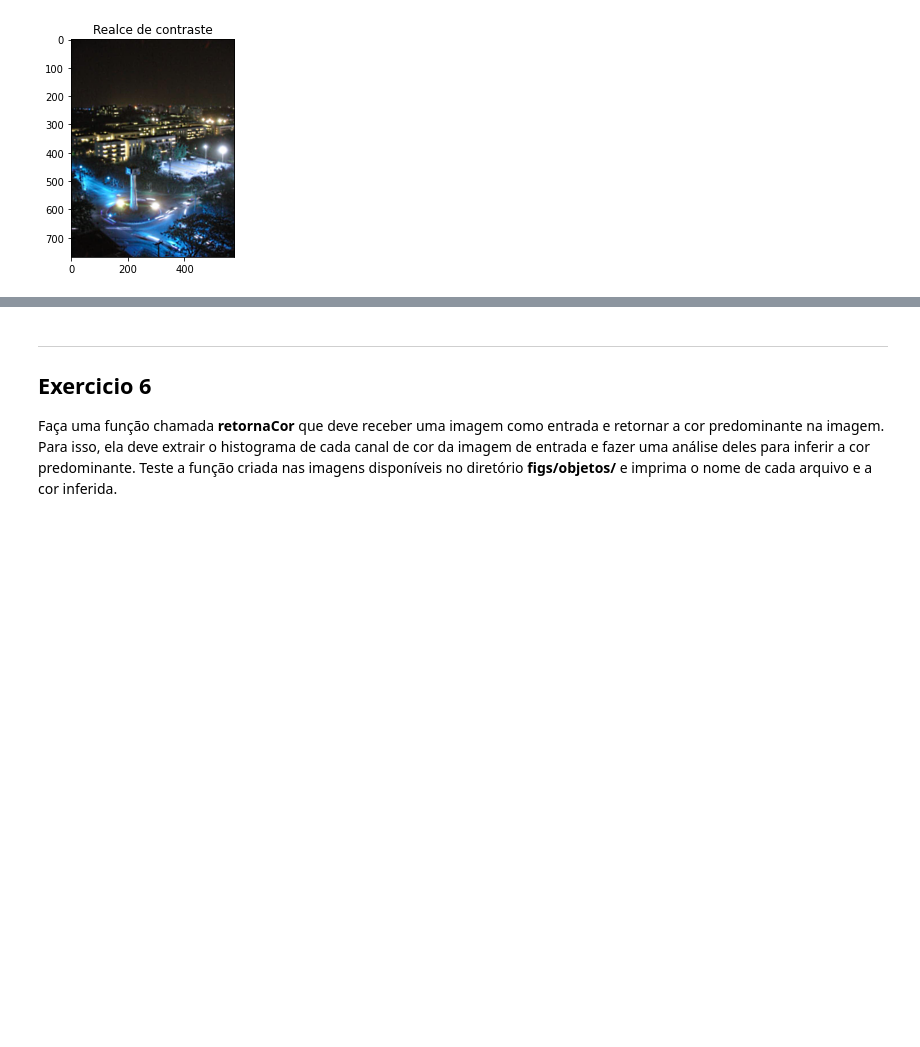
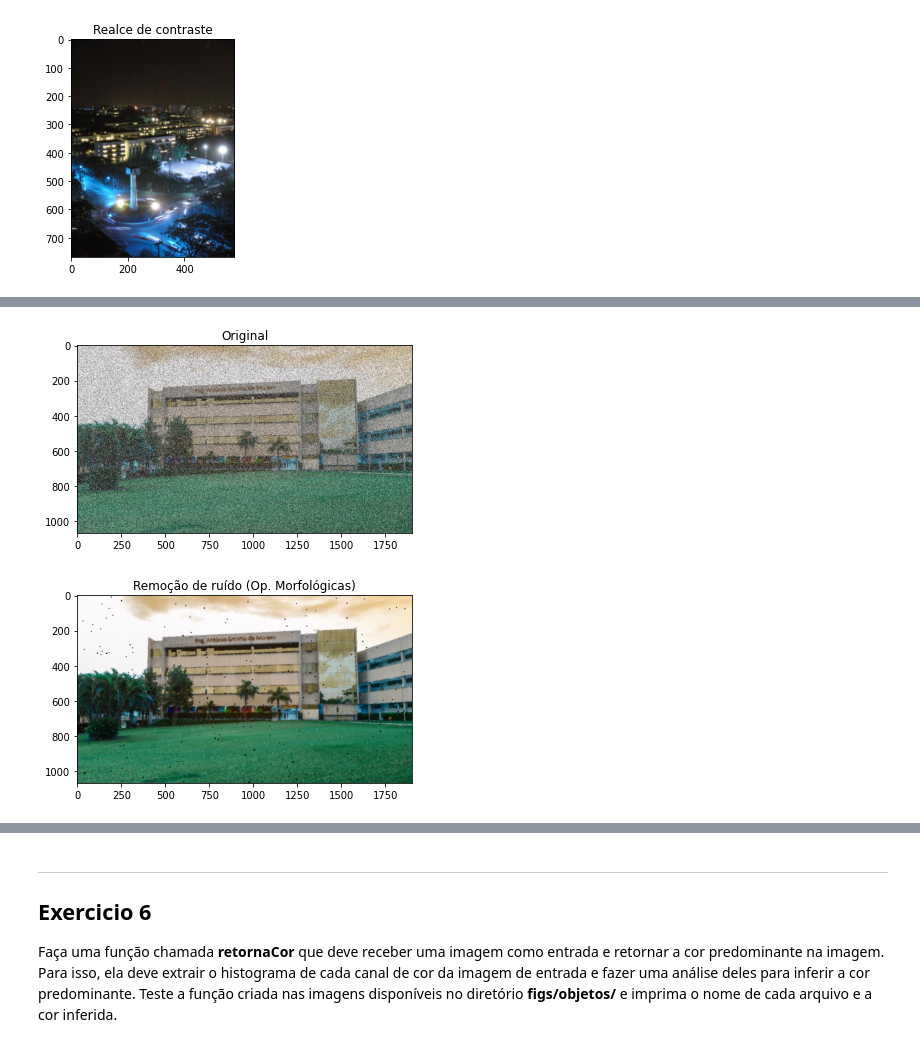
Before and after one commit to PixDale/imageprocessingclass, a Jupyter notebook: AC2_exerciciosPraticos.ipynb, the cells around one changed output, grey strips where cells are left out. Cells and saved outputs as stored; diff of their text form; code cells hidden in the pictures; blank space fills up the shorter version.

```diff
--- a/AC2_exerciciosPraticos.ipynb
+++ b/AC2_exerciciosPraticos.ipynb
@@ -287,3 +284,31 @@ Remova o ruído da imagem **facens1_ruido.png** usando operações morfológicas
+# %%
+##### Resolva o exercício aqui
+
+img = cv2.imread('figs/facens1_ruido.png')
+
+
+# com base em testes, esse foi o melhor elemento estruturante encontrado
+elemEstrut = cv2.getStructuringElement(cv2.MORPH_CROSS,(3,3))
+
+# realiza abertura da imagem, e em seguida o fechamento 3 vezes da abertura
+# Obs: quantidade de abertura/fechamentos determinados empíricamente
+abertura = cv2.morphologyEx(img, cv2.MORPH_OPEN, elemEstrut, iterations=1)
+resultado = cv2.morphologyEx(abertura, cv2.MORPH_CLOSE, elemEstrut, iterations=3)
+
+
+# salva a imagem na pasta figsResultado
+cv2.imwrite('./figsResultado/ex04.png', resultado)
+
+plt.imshow(img)
+plt.title('Original')
+plt.show()
+
+plt.imshow(resultado)
+plt.title('Remoção de ruído (Op. Morfológicas)')
+plt.show()
+# %% [output]
+[figure, added]
+[figure, added]
 # %% [markdown]
 ----
 ## Exercicio 5
```
Also changed, not shown: parts of 4 cells of this notebook, 2 other files.
